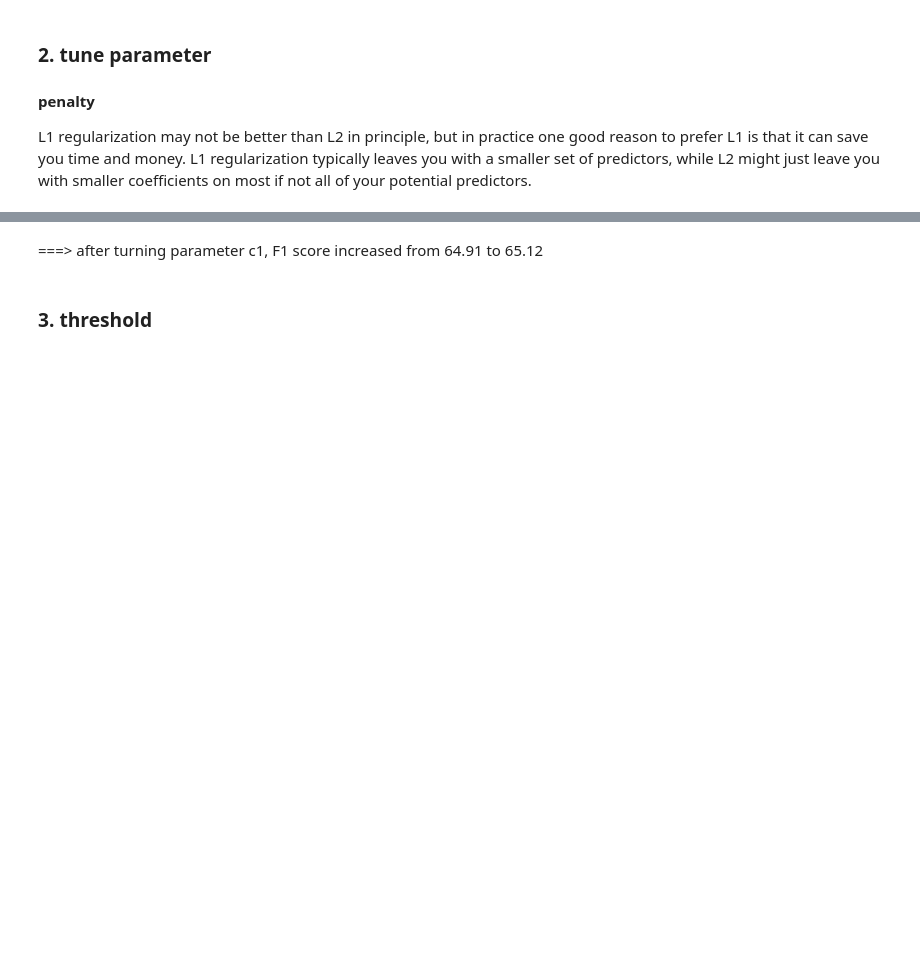
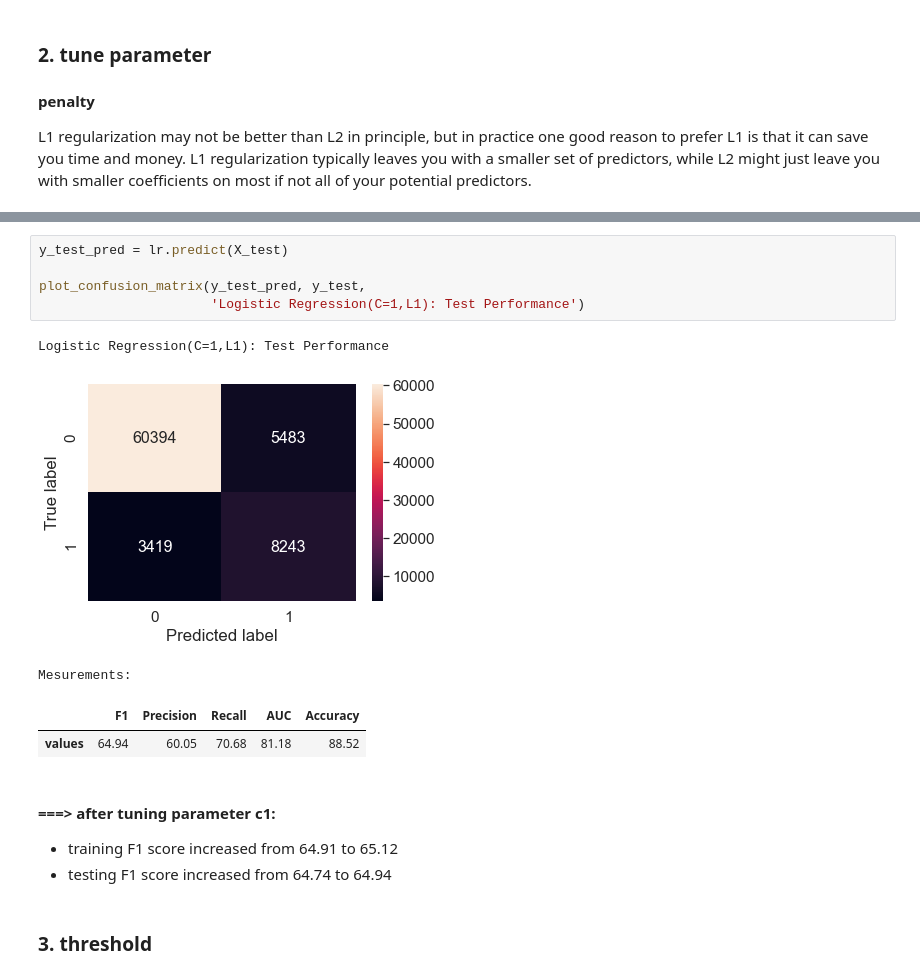
Before and after one commit to JqKOU/Other_Project, a Jupyter notebook: 00 [Python_Binary_Classification] Lending Club Risk Loan Prediction/1_Modeling on imbalanced dataset.ipynb, the cells around one changed output, grey strips where cells are left out. Cells and saved outputs as stored; diff of their text form; blank space fills up the shorter version.

```diff
--- a/00 [Python_Binary_Classification] Lending Club Risk Loan Prediction/1_Modeling on imbalanced dataset.ipynb
+++ b/00 [Python_Binary_Classification] Lending Club Risk Loan Prediction/1_Modeling on imbalanced dataset.ipynb
@@ -222,5 +240,19 @@ Mesurements:
+# %%
+y_test_pred = lr.predict(X_test)
+
+plot_confusion_matrix(y_test_pred, y_test,
+                      'Logistic Regression(C=1,L1): Test Performance')
+# %% [output]
+Logistic Regression(C=1,L1): Test Performance
+[figure, added]
+Mesurements:
+|  | F1 | Precision | Recall | AUC | Accuracy |
+| values | 64.94 | 60.05 | 70.68 | 81.18 | 88.52 |
 # %% [markdown]
-===> after turning parameter c1, F1 score increased from 64.91 to 65.12
+#### ===> after tuning parameter c1:
+
+* training F1 score increased from 64.91 to 65.12
+* testing F1 score increased from 64.74 to 64.94
 # %% [markdown]
 ### 3. threshold
 # %%
```
Also changed, not shown: parts of 15 cells of this notebook, 2 other files.
